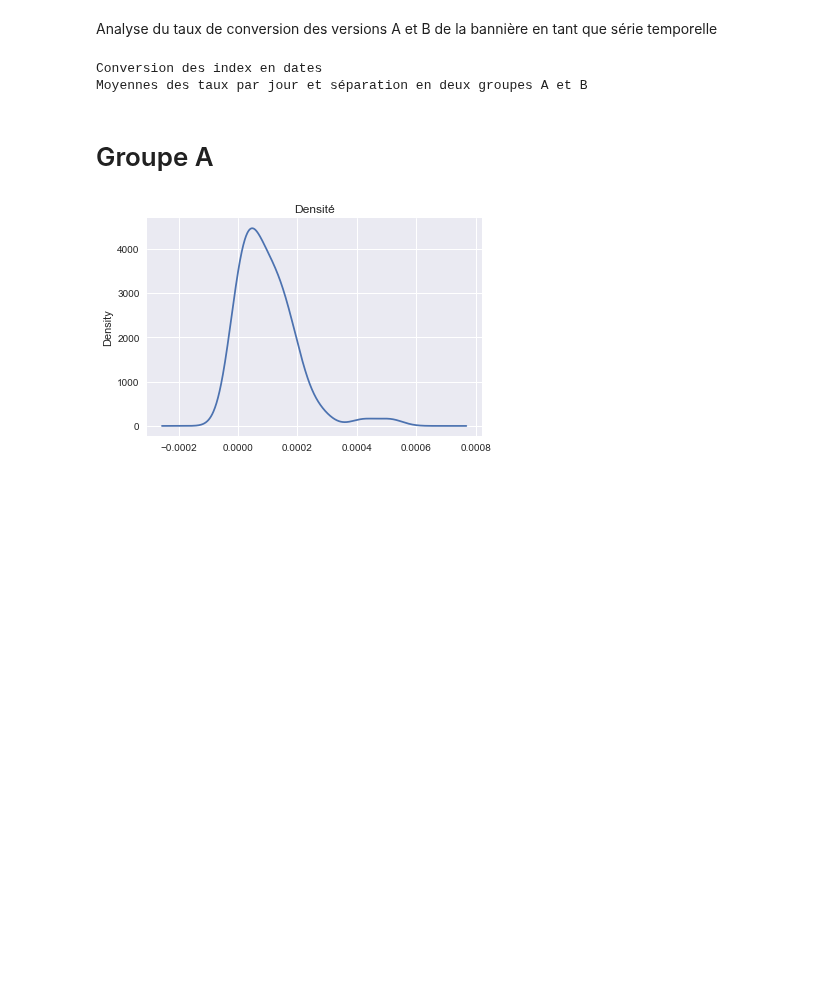
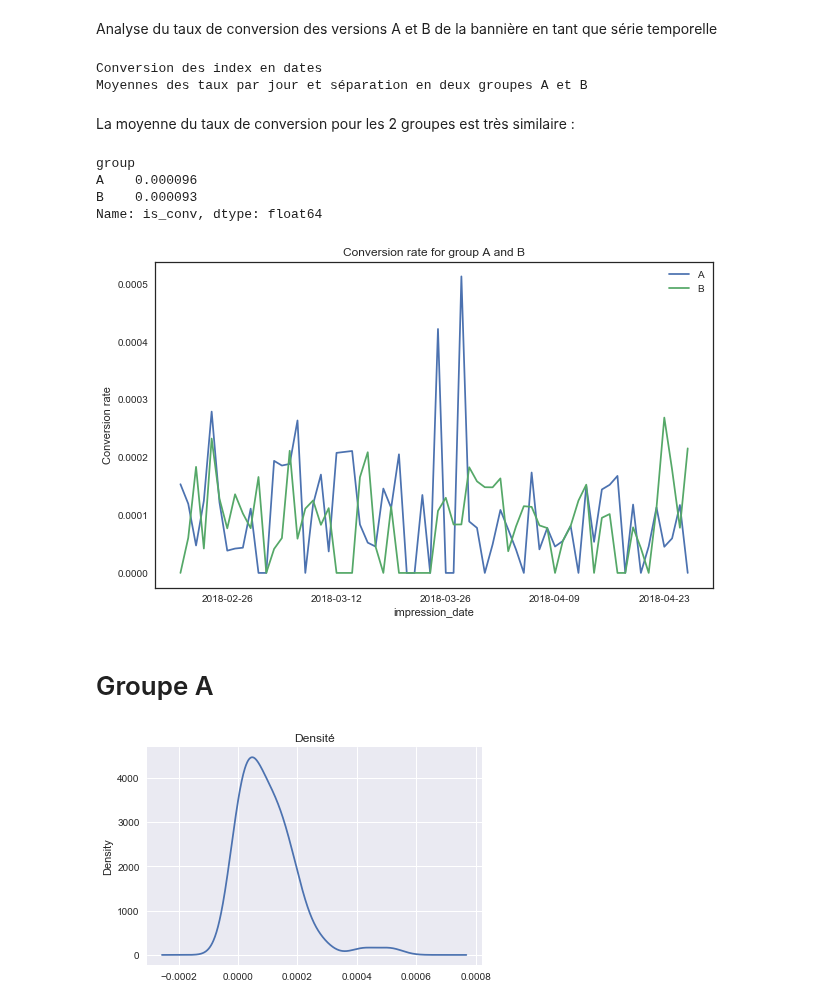
Before and after one commit to mariondechallens/1000mercis, a Jupyter notebook: Analyses/Annonceur1_campagne3_visite_2pages.ipynb, the cells around one changed output. Cells and saved outputs as stored; diff of their text form; code cells hidden in the pictures; blank space fills up the shorter version.

Commit message:
Added mean conv rate

```diff
--- a/Analyses/Annonceur1_campagne3_visite_2pages.ipynb
+++ b/Analyses/Annonceur1_campagne3_visite_2pages.ipynb
@@ -11,6 +11,9 @@ import matplotlib.pyplot as plt
 import statsmodels.tsa.api as smt
 import statsmodels.api as sm
 
+import seaborn as sns
+sns.set_style("white")
+
 %load_ext autoreload
 %autoreload 2
 # %%
@@ -28,6 +31,25 @@ dataA, dataB = preparer(data)
 # %% [output]
 Conversion des index en dates
 Moyennes des taux par jour et séparation en deux groupes A et B
+# %% [markdown]
+La moyenne du taux de conversion pour les 2 groupes est très similaire :
+# %%
+data.groupby('group')['is_conv'].mean()
+# %% [output]
+group
+A    0.000096
+B    0.000093
+Name: is_conv, dtype: float64
+# %%
+plt.figure(figsize=(10, 6))
+dataA['is_conv'].plot(label='A')
+dataB['is_conv'].plot(label='B')
+plt.legend()
+plt.title('Conversion rate for group A and B')
+plt.ylabel("Conversion rate")
+plt.show()
+# %% [output]
+[figure, added]
 # %% [markdown]
 # Groupe A
 # %%
```
Also changed, not shown: parts of 1 cell of this notebook, 3 other files.
